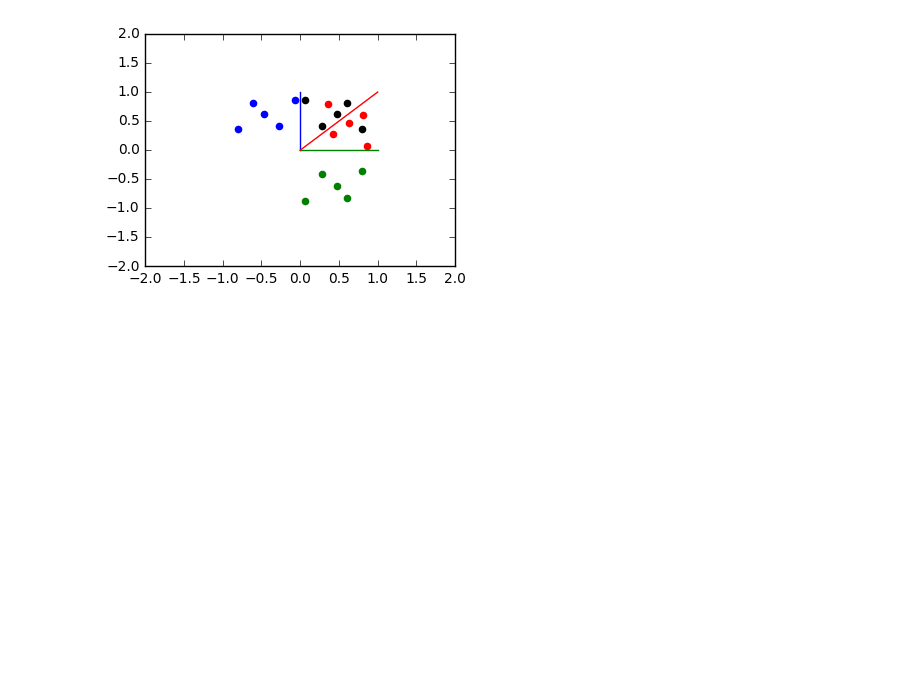
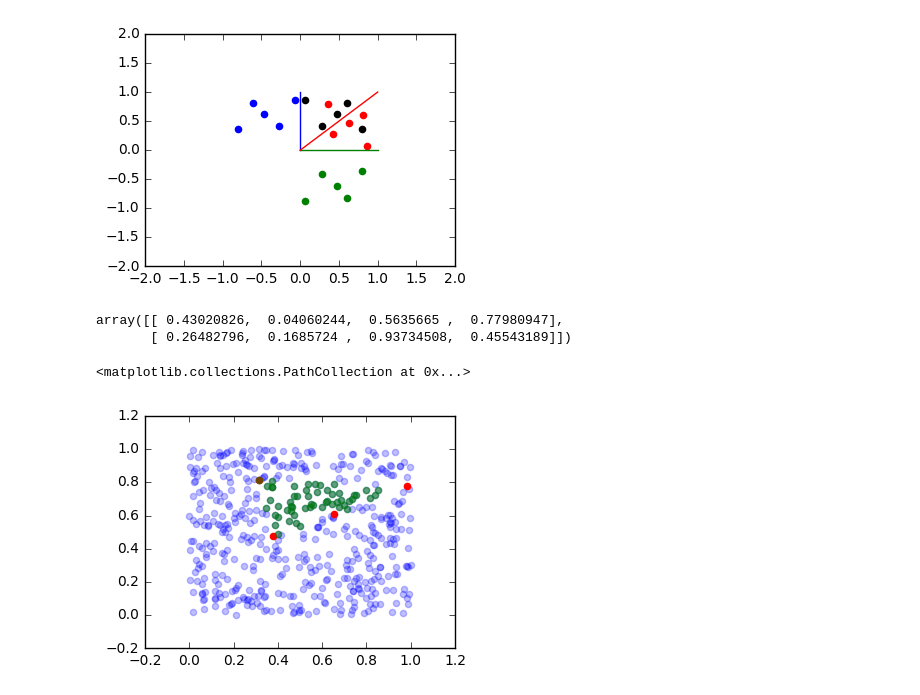
Before and after one commit to sbernasek/lloyd_relaxation, a Jupyter notebook: notebooks/reflection.ipynb, the cells around one changed output. Cells and saved outputs as stored; diff of their text form; code cells hidden in the pictures; blank space fills up the shorter version.

```diff
--- a/notebooks/reflection.ipynb
+++ b/notebooks/reflection.ipynb
@@ -55,0 +58,19 @@ def get_reflection(points, line_points, line_vectors):
+# %%
+vertices
+# %% [output]
+array([[ 0.43020826,  0.04060244,  0.5635665 ,  0.77980947],
+       [ 0.26482796,  0.1685724 ,  0.93734508,  0.45543189]])
+# %%
+vertices = sort_clockwise(np.random.uniform(size=(2, 4)))
+# %%
+xydata = np.random.uniform(size=(2, 500))
+# %%
+fig, ax = plt.subplots(figsize=(4, 3))
+ax.scatter(*xydata, color='blue', alpha=0.25)
+ax.scatter(*vertices, color='red', alpha=1)
+
+
+ax.scatter(*xydata.T[mask].T, color='green', alpha=0.5)
+# %% [output]
+<matplotlib.collections.PathCollection at 0x...>
+[figure, added]
```
Also changed, not shown: parts of 14 cells of this notebook, 3 other files.
